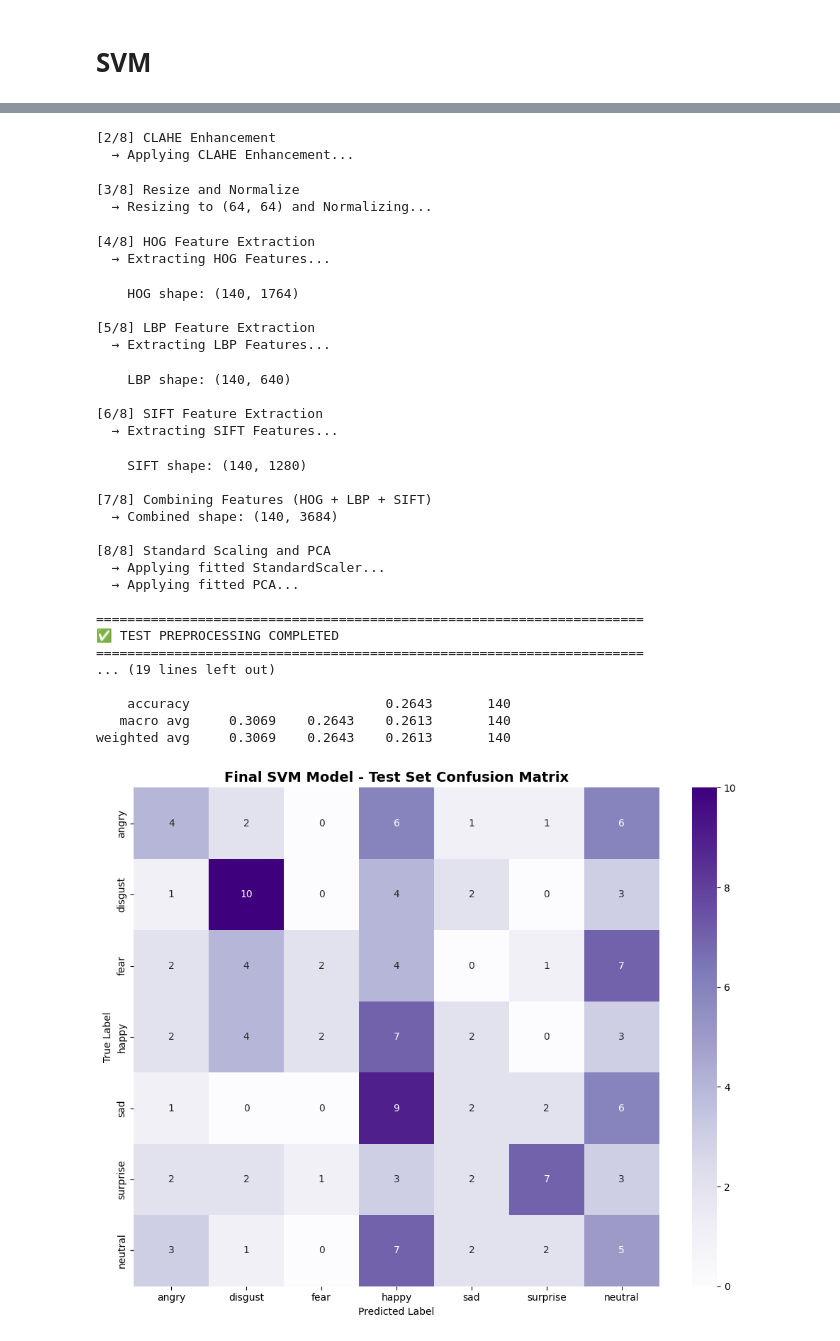
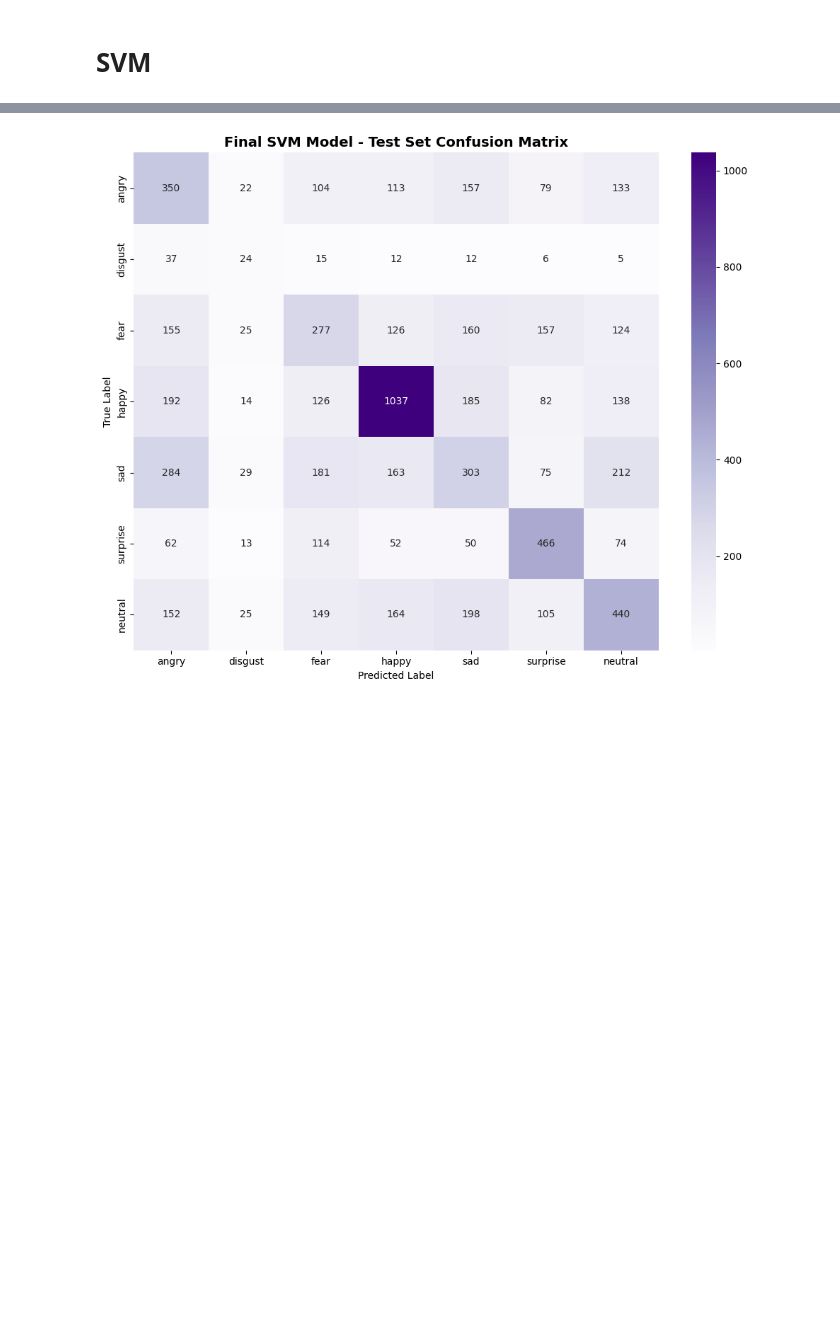
Before and after one commit to CuongWao123/IPCV_Emotion_Classification, a Jupyter notebook: TrainingModel.ipynb, the cells around one changed output, grey strips where cells are left out. Drawn from its saved outputs; the diff is of its cells as text; code cells hidden in the pictures; blank space fills up the shorter version.

```diff
--- a/TrainingModel.ipynb
+++ b/TrainingModel.ipynb
@@ -41,0 +42,7 @@ from utils import EmotionDataPreprocessor, load_fer2013_data
+# %%
+# 1. Load data (train split into train/val, and test)
+print("Loading data...")
+# Load original training data
+X_train_full, y_train_full, emotion_labels = load_fer2013_data('Data_origin/train')
+# Load test data
+X_test, y_test, _ = load_fer2013_data('Data_origin/test')
@@ -602,15 +680,6 @@ Validation Metrics:
 print("\n" + "="*70)
 print(" FINAL EVALUATION ON TEST SET")
 print("="*70)
-
-
-
-
-
-
-
-# Preprocess test data
-X_test_processed, test_info = preprocessor.transform(X_test)
 
 # Predict on test set
 y_test_pred = best_model.predict(X_test_processed)
@@ -630,14 +699,10 @@ print(f"  Accuracy:            {test_accuracy:.4f}")
 print(f"  F1-Score (macro):    {test_f1_macro:.4f}")
 print(f"  F1-Score (weighted): {test_f1_weighted:.4f}")
 
-
-
 # Classification report
 print("\n Test Classification Report:")
 report = classification_report(y_test, y_test_pred, target_names=emotion_labels, digits=4, output_dict=True)
 print(classification_report(y_test, y_test_pred, target_names=emotion_labels, digits=4))
-
-
 
 # Confusion matrix
 cm = confusion_matrix(y_test, y_test_pred)
@@ -707,7 +772,7 @@ class_metrics_df.to_csv(class_metrics_csv, index=False)
 # Save final model
 timestamp = datetime.now().strftime("%Y%m%d_%H%M%S")
 model_filename = f'models/logistic_regression_best_{timestamp}.pkl'
-#bi thieu chua tao folder nay
+
 joblib.dump(best_model, model_filename)
 print(f"\n Model saved: {model_filename}")
 
@@ -1377,16 +1476,11 @@ print(" FINAL RANDOM FOREST EVALUATION ON TEST SET")
 print("="*70)
 
 # Preprocess test data (independent)
-X_test_processed_rf, test_info_rf = preprocessor.transform(X_test)
 y_test_bin_rf = label_binarize(y_test, classes=range(n_classes_rf))
 
-
-
-
-
 # Predict on test set
-y_test_pred_rf = best_rf_model.predict(X_test_processed_rf)
-y_test_pred_proba_rf = best_rf_model.predict_proba(X_test_processed_rf)
+y_test_pred_rf = best_rf_model.predict(X_test_processed)
+y_test_pred_proba_rf = best_rf_model.predict_proba(X_test_processed)
 
 # Calculate all metrics
 test_accuracy_rf = accuracy_score(y_test, y_test_pred_rf)
@@ -1400,14 +1494,10 @@ print(f"  Accuracy:            {test_accuracy_rf:.4f}")
 print(f"  F1-Score (macro):    {test_f1_macro_rf:.4f}")
 print(f"  F1-Score (weighted): {test_f1_weighted_rf:.4f}")
 
-
-
 # Classification report
 print("\n Test Classification Report:")
 report_test_rf = classification_report(y_test, y_test_pred_rf, target_names=emotion_labels, digits=4, output_dict=True)
 print(classification_report(y_test, y_test_pred_rf, target_names=emotion_labels, digits=4))
-
-
 
 # Confusion matrix
 cm_rf = confusion_matrix(y_test, y_test_pred_rf)
@@ -1431,8 +1521,6 @@ for i in range(n_classes_rf):
     fpr, tpr, _ = roc_curve(y_test_bin_rf[:, i], y_test_pred_proba_rf[:, i])
     roc_auc_class = auc(fpr, tpr)
     plt.plot(fpr, tpr, lw=2, label=f'{emotion_labels[i]} (AUC = {roc_auc_class:.2f})')
-
-
 
 plt.plot([0, 1], [0, 1], 'k--', lw=2, label='Random Classifier')
 plt.xlim([0.0, 1.0])
@@ -2030,15 +2240,11 @@ print(" FINAL SVM EVALUATION ON TEST SET")
 print("="*70)
 
 # Preprocess test data (independent)
-X_test_processed_svm, test_info_svm = preprocessor.transform(X_test)
 y_test_bin_svm = label_binarize(y_test, classes=range(n_classes_svm))
 
-
-
-
 # Predict on test set
-y_test_pred_svm = best_svm_model.predict(X_test_processed_svm)
-y_test_pred_proba_svm = best_svm_model.predict_proba(X_test_processed_svm)
+y_test_pred_svm = best_svm_model.predict(X_test_processed)
+y_test_pred_proba_svm = best_svm_model.predict_proba(X_test_processed)
 
 # Calculate all metrics
 test_accuracy_svm = accuracy_score(y_test, y_test_pred_svm)
@@ -2202,32 +2415 @@ print(f" Model saved as: {model_filename_svm}")
-[2/8] CLAHE Enhancement
-  → Applying CLAHE Enhancement...
-[3/8] Resize and Normalize
-  → Resizing to (64, 64) and Normalizing...
-[4/8] HOG Feature Extraction
-  → Extracting HOG Features...
-    HOG shape: (140, 1764)
-
-[5/8] LBP Feature Extraction
-  → Extracting LBP Features...
-    LBP shape: (140, 640)
-
-[6/8] SIFT Feature Extraction
-  → Extracting SIFT Features...
-    SIFT shape: (140, 1280)
-
-[7/8] Combining Features (HOG + LBP + SIFT)
-  → Combined shape: (140, 3684)
-
-[8/8] Standard Scaling and PCA
-  → Applying fitted StandardScaler...
-  → Applying fitted PCA...
-
-======================================================================
-✅ TEST PREPROCESSING COMPLETED
-======================================================================
-... (19 lines left out)
-
-    accuracy                         0.2643       140
-   macro avg     0.3069    0.2643    0.2613       140
-weighted avg     0.3069    0.2643    0.2613       140
-[figure, old version]
+[figure, new version]
```
Also changed, not shown: parts of 18 cells of this notebook, 31 other files.
